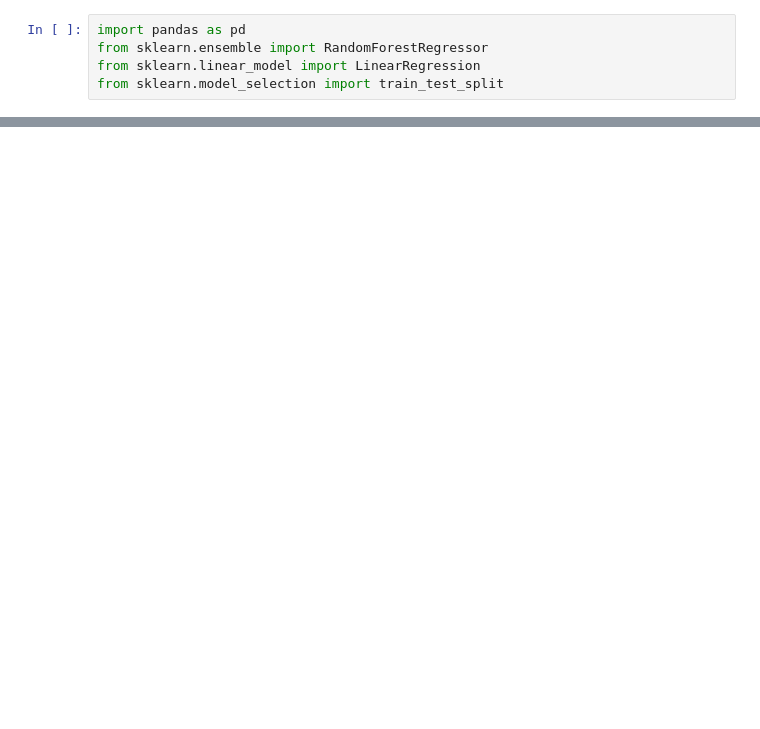
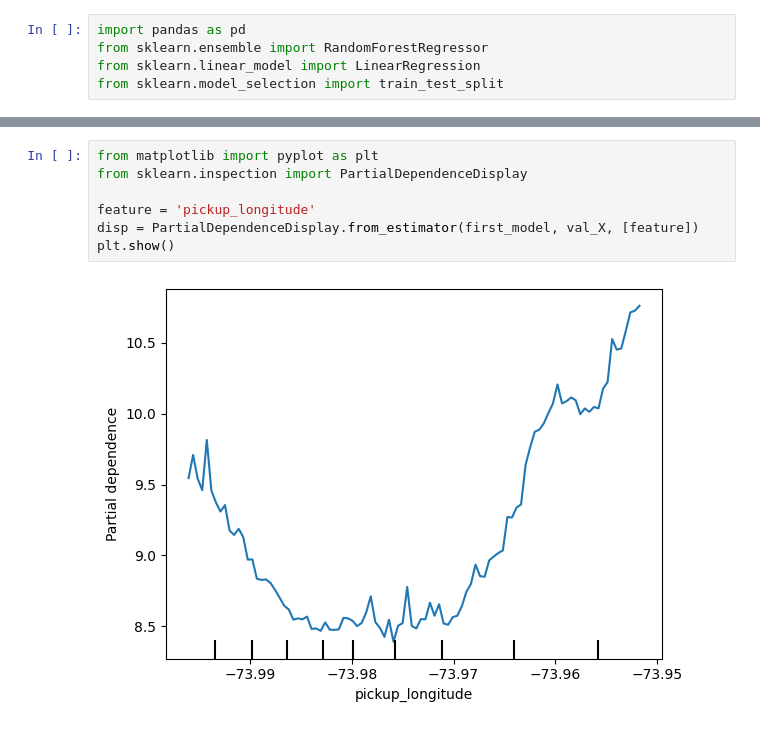
Before and after one commit to Grashch/Kaggle_tasks, a Jupyter notebook: Partial_Plots_hw.ipynb, the cells around one changed output, grey strips where cells are left out. Cells and saved outputs as stored; diff of their text form; blank space fills up the shorter version.

```diff
--- a/Partial_Plots_hw.ipynb
+++ b/Partial_Plots_hw.ipynb
@@ -40,0 +53,9 @@ Data sample:
+# %%
+from matplotlib import pyplot as plt
+from sklearn.inspection import PartialDependenceDisplay
+
+feature = 'pickup_longitude'
+disp = PartialDependenceDisplay.from_estimator(first_model, val_X, [feature])
+plt.show()
+# %% [output]
+[figure, added]
```
Also changed, not shown: parts of 1 cell of this notebook.
